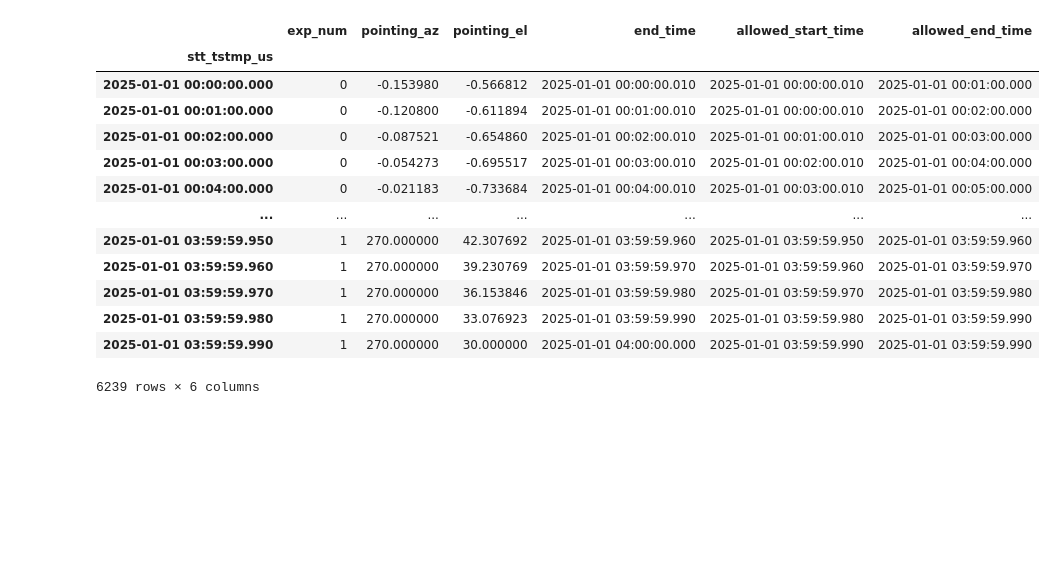
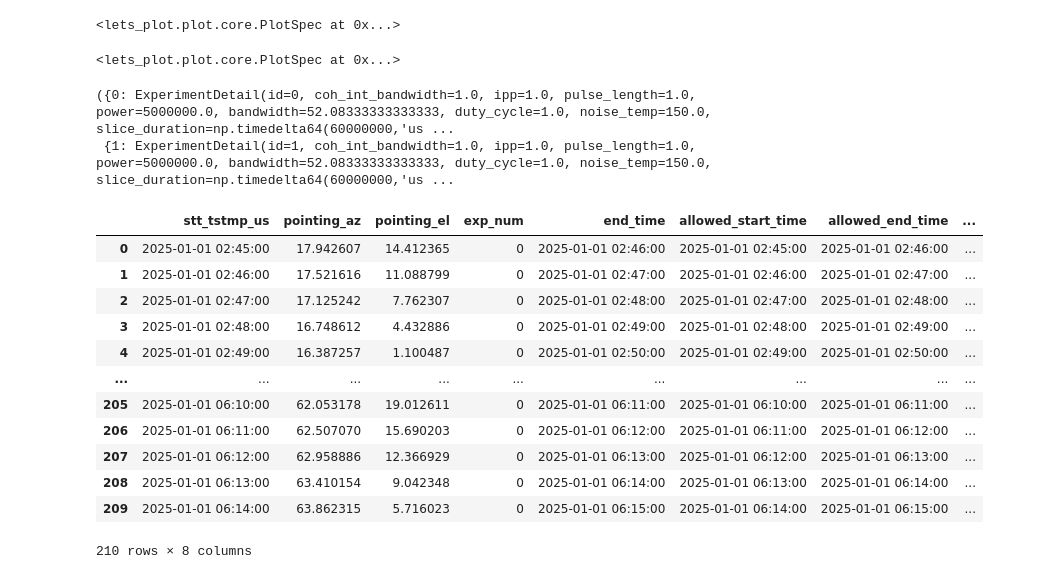
Before and after one commit to danielk333/SORTS, a Jupyter notebook: examples/v2/tracking_and_fence_scanning.ipynb, the cells around one changed output. Cells and saved outputs as stored; diff of their text form; code cells hidden in the pictures; blank space fills up the shorter version.

Commit message:
- changed ploting lib - added 'ecef_states_positions_plot', 'azel_polar_plot' - updated 'tracking_and_fence_scanning.ipynb'

```diff
--- a/examples/v2/tracking_and_fence_scanning.ipynb
+++ b/examples/v2/tracking_and_fence_scanning.ipynb
@@ -22,9 +25,12 @@ epoch = Time(53005.0, format="mjd", scale="utc")  # 2004-01-01 00:00:00Z
 # start_time = Time("2025-06-30 00:00:00")
 # end_time = Time("2025-06-30 00:00:01")
 # control_slice_duration = np.timedelta64(10_000, "us")  # 10ms
-start_time = Time("2025-01-01 00:00:00")
-end_time = Time("2025-01-01 04:00:00")
-control_slice_duration = np.timedelta64(int(60*1e6), "us")  # 10ms
+# start_time = Time("2025-01-01 04:04:00")
+# end_time = Time("2025-01-01 04:04:01")
+# control_slice_duration = np.timedelta64(10_000, "us")  # 10ms
+start_time = Time("2025-01-01 02:45:00")
+end_time = Time("2025-01-01 06:15:00")
+control_slice_duration = np.timedelta64(int(60 * 1e6), "us")
 
 eiscat3d = get_radar("eiscat3d", "stage1-array")
 
@@ -42,16 +48,28 @@ spobj = SpaceObject(
 )
 
 
+exp_detail_0 = ExperimentDetail(
+    id=0,
+    coh_int_bandwidth=1.0,
+    ipp=1.0,
+    pulse_length=1.0,
+    power=5000000.0,
+    bandwidth=52.08333333333333,
+    duty_cycle=1.0,
+    noise_temp=150.0,
+    slice_duration=control_slice_duration
+)
+
 exp_detail_1 = ExperimentDetail(
     id=1,
-    coh_int_bandwidth=1.0,  # TODO: invtg: not used in `sorts.signals.hard_target_snr`?
-    ipp=1.0,  # TODO: invtg: not used in `sorts.signals.hard_target_snr`?
-    pulse_length=1.0,  # TODO: invtg: not used in `sorts.signals.hard_target_snr`?
+    coh_int_bandwidth=1.0,
+    ipp=1.0,
+    pulse_length=1.0,
     power=5000000.0,
     bandwidth=52.08333333333333,
-    duty_cycle=1.0,  # TODO: invtg: not used in `sorts.signals.hard_target_snr`?
+    duty_cycle=1.0,
     noise_temp=150.0,
-    slice_duration=np.timedelta64(10_000, "us"),  # 10ms
+    slice_duration=control_slice_duration
 )
 
 time_arr: npt.NDArray[Datetime64_us] = np.arange(
@@ -59,6 +77,7 @@ time_arr: npt.NDArray[Datetime64_us] = np.arange(
     end_time.to_value("datetime64").astype("datetime64[us]"),  # type: ignore
     control_slice_duration,
 )
+# time_arr = time_arr[::4] # TODO: remove; strided to bring up the effects of scheduling
 dt_arr: npt.NDArray[Timedelta64_us] = time_arr - epoch.to_value("datetime64").astype("datetime64[us]")  # type: ignore
 dsec_arr: npt.NDArray[Float64_as_sec] = dt_arr.astype(np.float64) / 1e6  # type: ignore
 
@@ -69,7 +88,7 @@ trackerController = TrackerController(
     rx_stations=[],
     time=time_arr,
     space_object_states=ecefs,
-    exp_num=0,
+    exp_detail=exp_detail_0,
     # azimuth_range=None,
     # elevation_range=None,
 )
@@ -128,22 +149,36 @@ np.float64(46.08)
+# %%
+tx_sch = tracker_schs.tx_schedule
+plots.azel_polar_plot(tx_sch.pointing_az, tx_sch.pointing_el)
+# %% [output]
+<lets_plot.plot.core.PlotSpec at 0x...>
+# %%
+tx_sch = fence_schs.tx_schedule
+plots.azel_polar_plot(tx_sch.pointing_az, tx_sch.pointing_el)
+# %% [output]
+<lets_plot.plot.core.PlotSpec at 0x...>
+# %%
+(tracker_schs.tx_schedule.meta, fence_schs.tx_schedule.meta)
+# %% [output]
+({0: ExperimentDetail(id=0, coh_int_bandwidth=1.0, ipp=1.0, pulse_length=1.0, power=5000000.0, bandwidth=52.08333333333333, duty_cycle=1.0, noise_temp=150.0, slice_duration=np.timedelta64(60000000,'us ...
+ {1: ExperimentDetail(id=1, coh_int_bandwidth=1.0, ipp=1.0, pulse_length=1.0, power=5000000.0, bandwidth=52.08333333333333, duty_cycle=1.0, noise_temp=150.0, slice_duration=np.timedelta64(60000000,'us ...
 # %%
-master_sch_meta = {0: exp_detail_1, 1: exp_detail_1}
-master_sch_df = _priority_scheduling_df([tracker_schs.tx_schedule, fence_schs.tx_schedule], master_sch_meta)
+master_sch_meta = {0: exp_detail_0, 1: exp_detail_1}
+master_sch_df = _priority_scheduling_df([tracker_schs.tx_schedule, fence_schs.tx_schedule])
 master_sch_df
 # %% [output]
-|  | exp_num | pointing_az | pointing_el | end_time | allowed_start_time | allowed_end_time |
-| stt_tstmp_us |  |  |  |  |  |  |
-| 2025-01-01 00:00:00.000 | 0 | -0.153980 | -0.566812 | 2025-01-01 00:00:00.010 | 2025-01-01 00:00:00.010 | 2025-01-01 00:01:00.000 |
-| 2025-01-01 00:01:00.000 | 0 | -0.120800 | -0.611894 | 2025-01-01 00:01:00.010 | 2025-01-01 00:00:00.010 | 2025-01-01 00:02:00.000 |
-| 2025-01-01 00:02:00.000 | 0 | -0.087521 | -0.654860 | 2025-01-01 00:02:00.010 | 2025-01-01 00:01:00.010 | 2025-01-01 00:03:00.000 |
-| 2025-01-01 00:03:00.000 | 0 | -0.054273 | -0.695517 | 2025-01-01 00:03:00.010 | 2025-01-01 00:02:00.010 | 2025-01-01 00:04:00.000 |
-| 2025-01-01 00:04:00.000 | 0 | -0.021183 | -0.733684 | 2025-01-01 00:04:00.010 | 2025-01-01 00:03:00.010 | 2025-01-01 00:05:00.000 |
-| ... | ... | ... | ... | ... | ... | ... |
-| 2025-01-01 03:59:59.950 | 1 | 270.000000 | 42.307692 | 2025-01-01 03:59:59.960 | 2025-01-01 03:59:59.950 | 2025-01-01 03:59:59.960 |
-| 2025-01-01 03:59:59.960 | 1 | 270.000000 | 39.230769 | 2025-01-01 03:59:59.970 | 2025-01-01 03:59:59.960 | 2025-01-01 03:59:59.970 |
-| 2025-01-01 03:59:59.970 | 1 | 270.000000 | 36.153846 | 2025-01-01 03:59:59.980 | 2025-01-01 03:59:59.970 | 2025-01-01 03:59:59.980 |
-| 2025-01-01 03:59:59.980 | 1 | 270.000000 | 33.076923 | 2025-01-01 03:59:59.990 | 2025-01-01 03:59:59.980 | 2025-01-01 03:59:59.990 |
-| 2025-01-01 03:59:59.990 | 1 | 270.000000 | 30.000000 | 2025-01-01 04:00:00.000 | 2025-01-01 03:59:59.990 | 2025-01-01 03:59:59.990 |
+|  | stt_tstmp_us | pointing_az | pointing_el | exp_num | end_time | allowed_start_time | allowed_end_time | ... |
+| 0 | 2025-01-01 02:45:00 | 17.942607 | 14.412365 | 0 | 2025-01-01 02:46:00 | 2025-01-01 02:45:00 | 2025-01-01 02:46:00 | ... |
+| 1 | 2025-01-01 02:46:00 | 17.521616 | 11.088799 | 0 | 2025-01-01 02:47:00 | 2025-01-01 02:46:00 | 2025-01-01 02:47:00 | ... |
+| 2 | 2025-01-01 02:47:00 | 17.125242 | 7.762307 | 0 | 2025-01-01 02:48:00 | 2025-01-01 02:47:00 | 2025-01-01 02:48:00 | ... |
+| 3 | 2025-01-01 02:48:00 | 16.748612 | 4.432886 | 0 | 2025-01-01 02:49:00 | 2025-01-01 02:48:00 | 2025-01-01 02:49:00 | ... |
+| 4 | 2025-01-01 02:49:00 | 16.387257 | 1.100487 | 0 | 2025-01-01 02:50:00 | 2025-01-01 02:49:00 | 2025-01-01 02:50:00 | ... |
+| ... | ... | ... | ... | ... | ... | ... | ... | ... |
+| 205 | 2025-01-01 06:10:00 | 62.053178 | 19.012611 | 0 | 2025-01-01 06:11:00 | 2025-01-01 06:10:00 | 2025-01-01 06:11:00 | ... |
+| 206 | 2025-01-01 06:11:00 | 62.507070 | 15.690203 | 0 | 2025-01-01 06:12:00 | 2025-01-01 06:11:00 | 2025-01-01 06:12:00 | ... |
+| 207 | 2025-01-01 06:12:00 | 62.958886 | 12.366929 | 0 | 2025-01-01 06:13:00 | 2025-01-01 06:12:00 | 2025-01-01 06:13:00 | ... |
+| 208 | 2025-01-01 06:13:00 | 63.410154 | 9.042348 | 0 | 2025-01-01 06:14:00 | 2025-01-01 06:13:00 | 2025-01-01 06:14:00 | ... |
+| 209 | 2025-01-01 06:14:00 | 63.862315 | 5.716023 | 0 | 2025-01-01 06:15:00 | 2025-01-01 06:14:00 | 2025-01-01 06:15:00 | ... |
-6239 rows × 6 columns
+210 rows × 8 columns
 # %%
 master_sch = Schedule.from_dataframe(master_sch_df, master_sch_meta)
 master_sch
```
Also changed, not shown: parts of 8 cells of this notebook, 9 other files.
